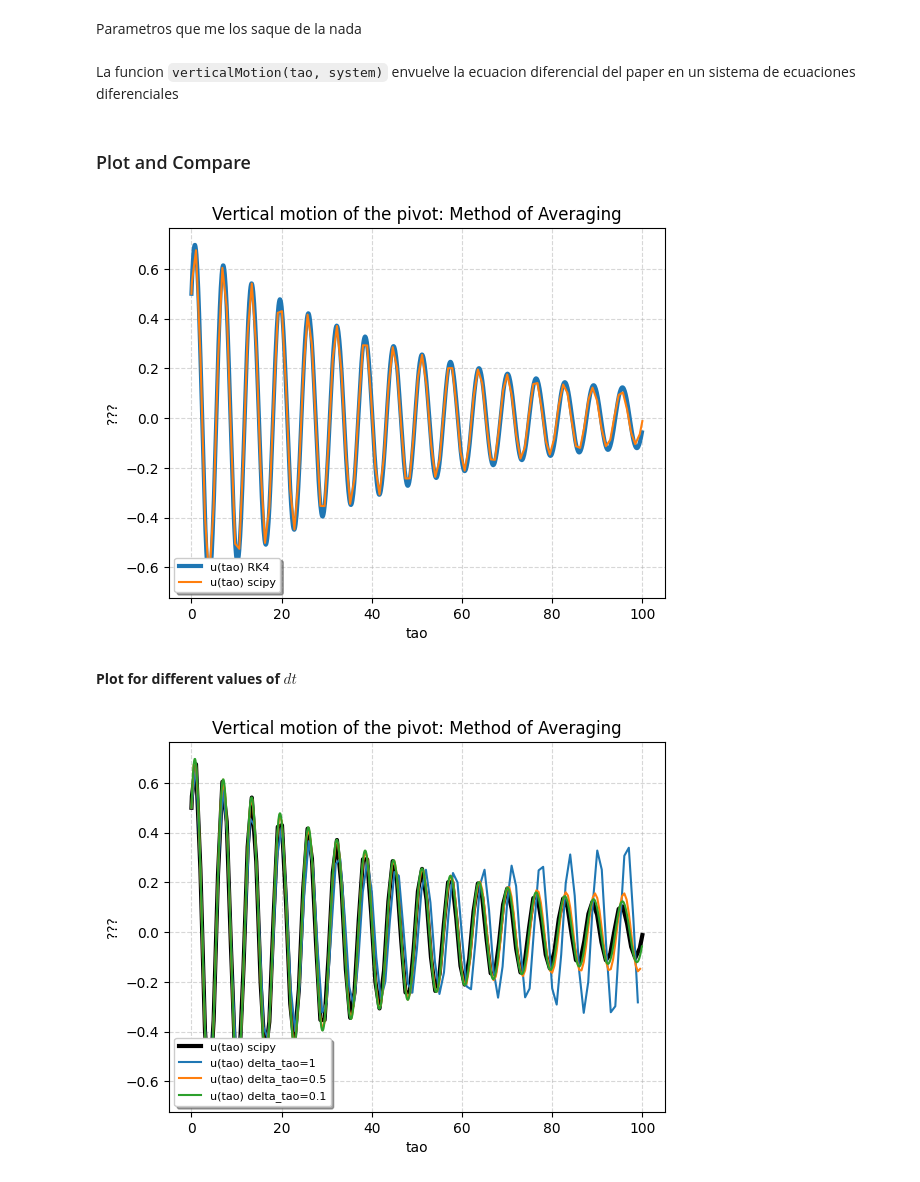
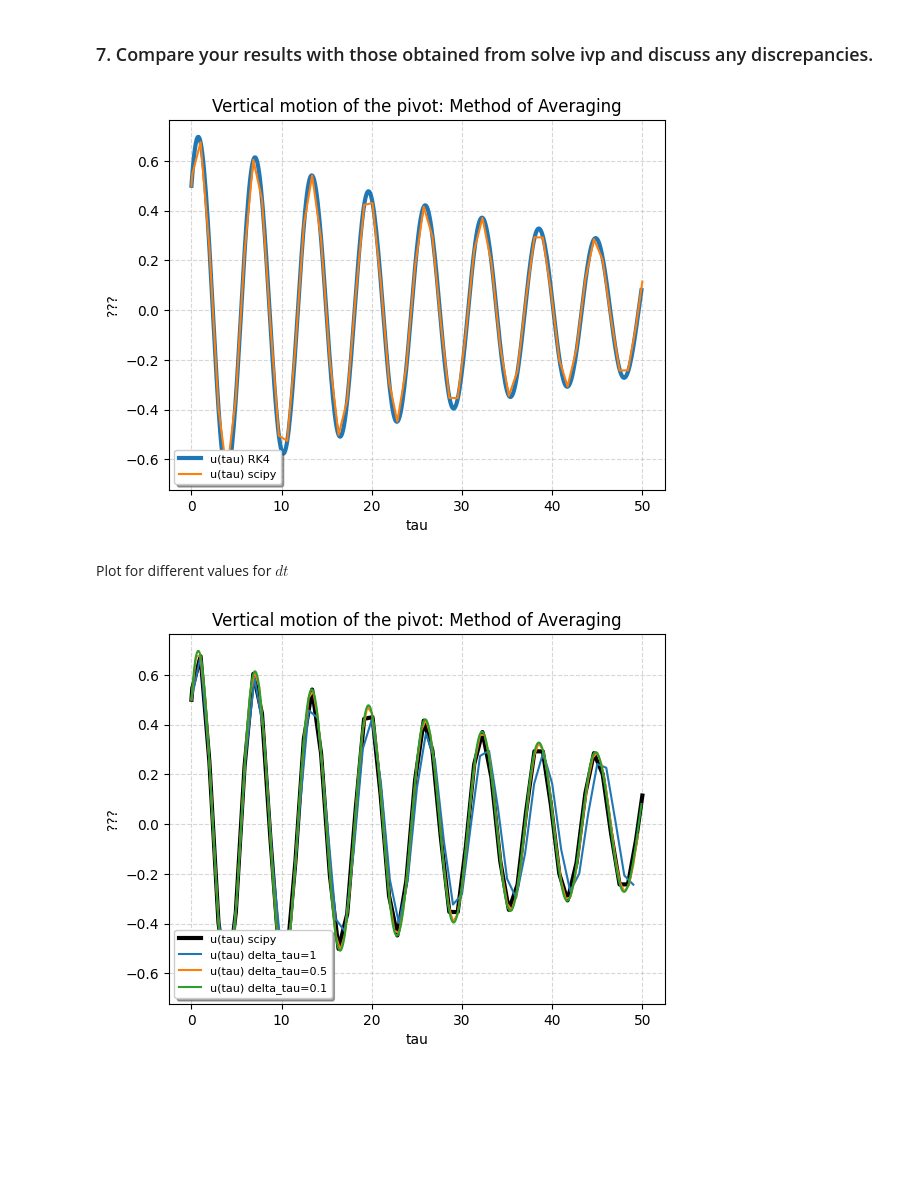
Before and after one commit to unalmedmathnum/Correa-Garcia-Lizcano-Velez, a Jupyter notebook: Tarea 3/main.ipynb, the cells around one changed output. Drawn from its saved outputs; the diff is of its cells as text; code cells hidden in the pictures; blank space fills up the shorter version.

```diff
--- a/Tarea 3/main.ipynb
+++ b/Tarea 3/main.ipynb
@@ -62,2 +283,0 @@ def rungeKuttaSolver(system, initial_conditions, t0, t_max, dt):
-# %% [markdown]
-Parametros que me los saque de la nada
@@ -69,2 +283,0 @@ EPSILON = 0.2
-# %% [markdown]
-La funcion `verticalMotion(tao, system)` envuelve la ecuacion diferencial del paper en un sistema de ecuaciones diferenciales
@@ -88,54 +284,58 @@ def verticalMotion(tao, system):
-# %% [markdown]
-### Plot and Compare
+# %% [markdown]
+### 7. Compare your results with those obtained from solve ivp and discuss any discrepancies.
 # %%
 # PARAMETERS
-initial_conditions = [0.5, 0.5] # me los saque de la nada
-tao_0 = 0
-tao_max = 100
-delta_tao = 0.1
+initial_conditions = [y1_0[0], y2_0[0]]
+tl = tau_0[0]
+tr = tau_max[0]
+parameters = (omega[0], lambd[0], epsilon[0])
+delta_tau = 0.1
 
 # SOLVE DIFFERENTIAL EQUATIONS
-tao, rk4_u = rungeKuttaSolver(verticalMotion, initial_conditions, tao_0, tao_max, delta_tao) # my solution
-scipy_sol = scipy.integrate.solve_ivp(verticalMotion, (tao_0, tao_max), initial_conditions) # scipy solution
+scipy_sol = scipy.integrate.solve_ivp(verticalMotion, (tl, tr), initial_conditions, args=(parameters)) # scipy solution
+tau, rk4_u = rungeKuttaSolver(verticalMotion, initial_conditions, tl, tr, delta_tau, *parameters) # my solution
 scipy_u = scipy_sol.y
+scipy_tau = scipy_sol.t
 
 # PLOT AND COMPARE
-plt.plot(tao, rk4_u[0], label="u(tao) RK4", linewidth=3) # u[0] refers to the 0 derivative of u, that means the u function itself
-plt.plot(scipy_sol.t, scipy_u[0], label="u(tao) scipy")
+plt.plot(tau, rk4_u[0], label="u(tau) RK4", linewidth=3) # u[0] refers to the 0 derivative of u, that means the u function itself
+plt.plot(scipy_tau, scipy_u[0], label="u(tau) scipy")
 plt.grid(True, linestyle="--", alpha=0.5)
-plt.xlabel("tao")
+plt.xlabel("tau")
 plt.ylabel("???")
 plt.title("Vertical motion of the pivot: Method of Averaging")
 plt.legend(loc="lower left", frameon=True, shadow=True, fontsize=8)
 plt.show()
 # %% [output]
-[figure, old version]
+[figure, new version]
 # %% [markdown]
-**Plot for different values of** $dt$
+Plot for different values for $dt$
 # %%
 # PARAMETERS
-initial_conditions = [0.5, 0.5] # me los saque de la nada
-tao_0 = 0
-tao_max = 100
-delta_tao_values = [1, 0.5, 0.1]
+initial_conditions = [y1_0[0], y2_0[0]]
+tl = tau_0[0]
+tr = tau_max[0]
+parameters = (omega[0], lambd[0], epsilon[0])
+delta_tau_values = [1, 0.5, 0.1]
 
-# SOLVE SCIPY
-solution_scipy = scipy.integrate.solve_ivp(verticalMotion, (tao_0, tao_max), initial_conditions)
-scipy_u = solution_scipy.y
-scipy_t = solution_scipy.t
-plt.plot(scipy_t, scipy_u[0], label="u(tao) scipy", linewidth=3, color="black") # PLOT SCIPY SOLUTION
+# SOLVE DIFFERENTIAL EQUATIONS
+scipy_sol = scipy.integrate.solve_ivp(verticalMotion, (tl, tr), initial_conditions, args=(parameters)) # scipy solution
+scipy_u = scipy_sol.y
+scipy_t = scipy_sol.t
+
+plt.plot(scipy_t, scipy_u[0], label="u(tau) scipy", linewidth=3, color="black") # PLOT SCIPY SOLUTION
 
 # SOLVE FOR EACH dt
-for delta_tao in delta_tao_values:
-    t, rk4_u = rungeKuttaSolver(verticalMotion, initial_conditions, tao_0, tao_max, delta_tao)
-    plt.plot(t, rk4_u[0], label=f"u(tao) delta_tao={delta_tao}") # PLOT delta_tao SOLUTION
+for delta_tau in delta_tau_values:
+    tau, rk4_u = rungeKuttaSolver(verticalMotion, initial_conditions, tl, tr, delta_tau, *parameters) # my solution
+    plt.plot(tau, rk4_u[0], label=f"u(tau) delta_tau={delta_tau}") # PLOT delta_tau SOLUTION
 
 # PLOT OPTIONS
 plt.grid(True, linestyle="--", alpha=0.5)
-plt.xlabel("tao")
+plt.xlabel("tau")
 plt.ylabel("???")
 plt.title("Vertical motion of the pivot: Method of Averaging")
 plt.legend(loc="lower left", frameon=True, shadow=True, fontsize=8)
 plt.show()
 # %% [output]
-[figure, old version]
+[figure, new version]
```
Also changed, not shown: parts of 20 cells of this notebook.
